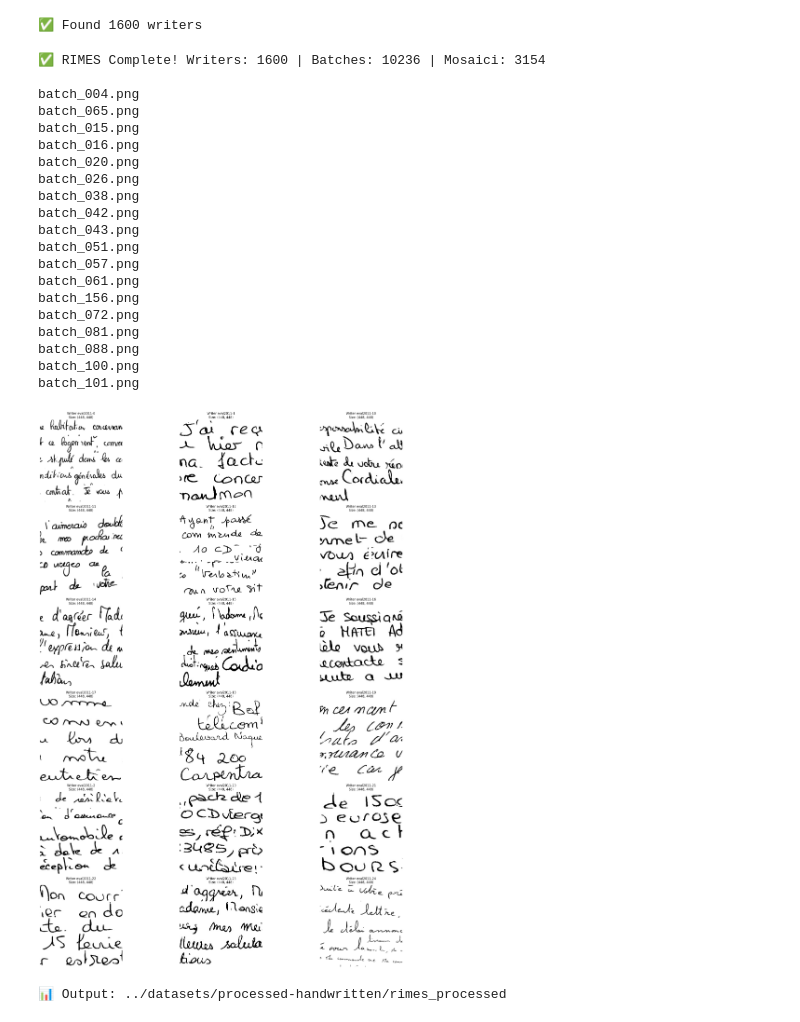
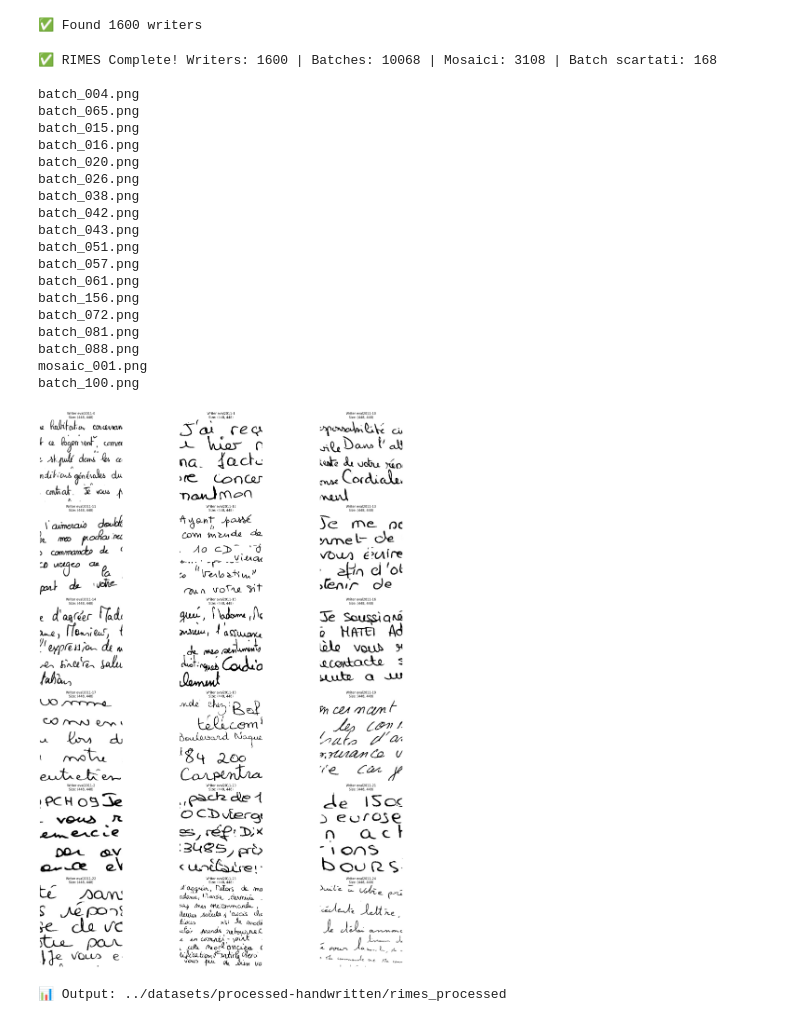
Before and after one commit to lorenzo-arcioni/HandVerify, a Jupyter notebook: notebooks/Datasets Preprocessing.ipynb, the cells around one changed output. Cells and saved outputs as stored; diff of their text form; code cells hidden in the pictures.

```diff
--- a/notebooks/Datasets Preprocessing.ipynb
+++ b/notebooks/Datasets Preprocessing.ipynb
@@ -741,6 +772,9 @@ def build_mosaics_for_writer(writer_batches, writer_folder):
     for g in range(full_groups):
         group_imgs = writer_batches[g * 4:(g + 1) * 4]
         mosaic = make_mosaic(group_imgs)
+        if not has_enough_text(mosaic, MIN_INK_RATIO_MOSAIC):
+            save_rejected(mosaic, "rimes_mosaic", f"{os.path.basename(writer_folder)}_m{mosaics_created}")
+            continue
         cv2.imwrite(
             os.path.join(writer_folder, f"mosaic_{mosaics_created:03d}.png"),
             mosaic
@@ -765,11 +799,12 @@ def build_mosaics_for_writer(writer_batches, writer_folder):
         random.shuffle(group_imgs)  # permuta le posizioni per creare varianza
 
         mosaic = make_mosaic(group_imgs)
-        cv2.imwrite(
-            os.path.join(writer_folder, f"mosaic_{mosaics_created:03d}.png"),
-            mosaic
-        )
-        mosaics_created += 1
+        if has_enough_text(mosaic, MIN_INK_RATIO_MOSAIC):
+            cv2.imwrite(
+                os.path.join(writer_folder, f"mosaic_{mosaics_created:03d}.png"),
+                mosaic
+            )
+            mosaics_created += 1
 
     return mosaics_created
 # %%
@@ -867,6 +902,7 @@ print(f"✅ Found {len(writer_images)} writers\n")
 # Processa per writer
 total_batches = 0
 total_mosaics = 0
+skipped_batches = 0
 
 for writer_id, image_paths in tqdm(writer_images.items(), desc="RIMES writers"):
     writer_folder = os.path.join(RIMES_OUTPUT, writer_id)
@@ -907,7 +943,7 @@ for writer_id, image_paths in tqdm(writer_images.items(), desc="RIMES writers"):
         chunks.append(chunk)
 
     # Impila LINES_PER_BATCH fette per volta per formare ogni batch 448x448
-    writer_batches = []  # tiene in memoria i batch di QUESTO writer per il passo mosaico
+    writer_batches = []
     for i in range(0, len(chunks), LINES_PER_BATCH):
         batch_rows = chunks[i:i + LINES_PER_BATCH]
         batch = np.vstack(batch_rows)
@@ -915,6 +951,12 @@ for writer_id, image_paths in tqdm(writer_images.items(), desc="RIMES writers"):
         if batch.shape[0] < TARGET_SIZE:
             pad = np.full((TARGET_SIZE - batch.shape[0], TARGET_SIZE), 255, dtype=np.uint8)
             batch = np.vstack([batch, pad])
+
+        # Scarta batch con poco testo (es. ultimo batch quasi vuoto)
+        if not has_enough_text(batch, MIN_INK_RATIO_BATCH):
+            save_rejected(batch, "rimes_batch", f"{writer_id}_batch{i // LINES_PER_BATCH}")
+            skipped_batches += 1
+            continue
 
         cv2.imwrite(
             os.path.join(writer_folder, f"batch_{total_batches:03d}.png"),
@@ -923,35 +965,36 @@ for writer_id, image_paths in tqdm(writer_images.items(), desc="RIMES writers"):
         writer_batches.append(batch)
         total_batches += 1
 
     # NUOVO: crea mosaici 2x2 combinando i batch di questo writer
     n_mosaics = build_mosaics_for_writer(writer_batches, writer_folder)
     total_mosaics += n_mosaics
 
-print(f"✅ RIMES Complete! Writers: {len(writer_images)} | Batches: {total_batches} | Mosaici: {total_mosaics}\n")
+print(f"✅ RIMES Complete! Writers: {len(writer_images)} | Batches: {total_batches} | "
+      f"Mosaici: {total_mosaics} | Batch scartati: {skipped_batches}\n")
 
 # Visualizza
 visualize_samples(RIMES_OUTPUT, 'rimes_samples.png')
 print(f"📊 Output: {RIMES_OUTPUT}\n")
 # %% [output]
-✅ RIMES Complete! Writers: 1600 | Batches: 10236 | Mosaici: 3154
+✅ RIMES Complete! Writers: 1600 | Batches: 10068 | Mosaici: 3108 | Batch scartati: 168
 
 batch_004.png
 batch_065.png
 batch_015.png
 batch_016.png
 batch_020.png
 batch_026.png
 batch_038.png
 batch_042.png
 batch_043.png
 batch_051.png
 batch_057.png
 batch_061.png
 batch_156.png
 batch_072.png
 batch_081.png
 batch_088.png
+mosaic_001.png
 batch_100.png
-batch_101.png
-[figure, old version]
+[figure, new version]
 📊 Output: ../datasets/processed-handwritten/rimes_processed
```
Also changed, not shown: parts of 4 cells of this notebook, 28 other files.
